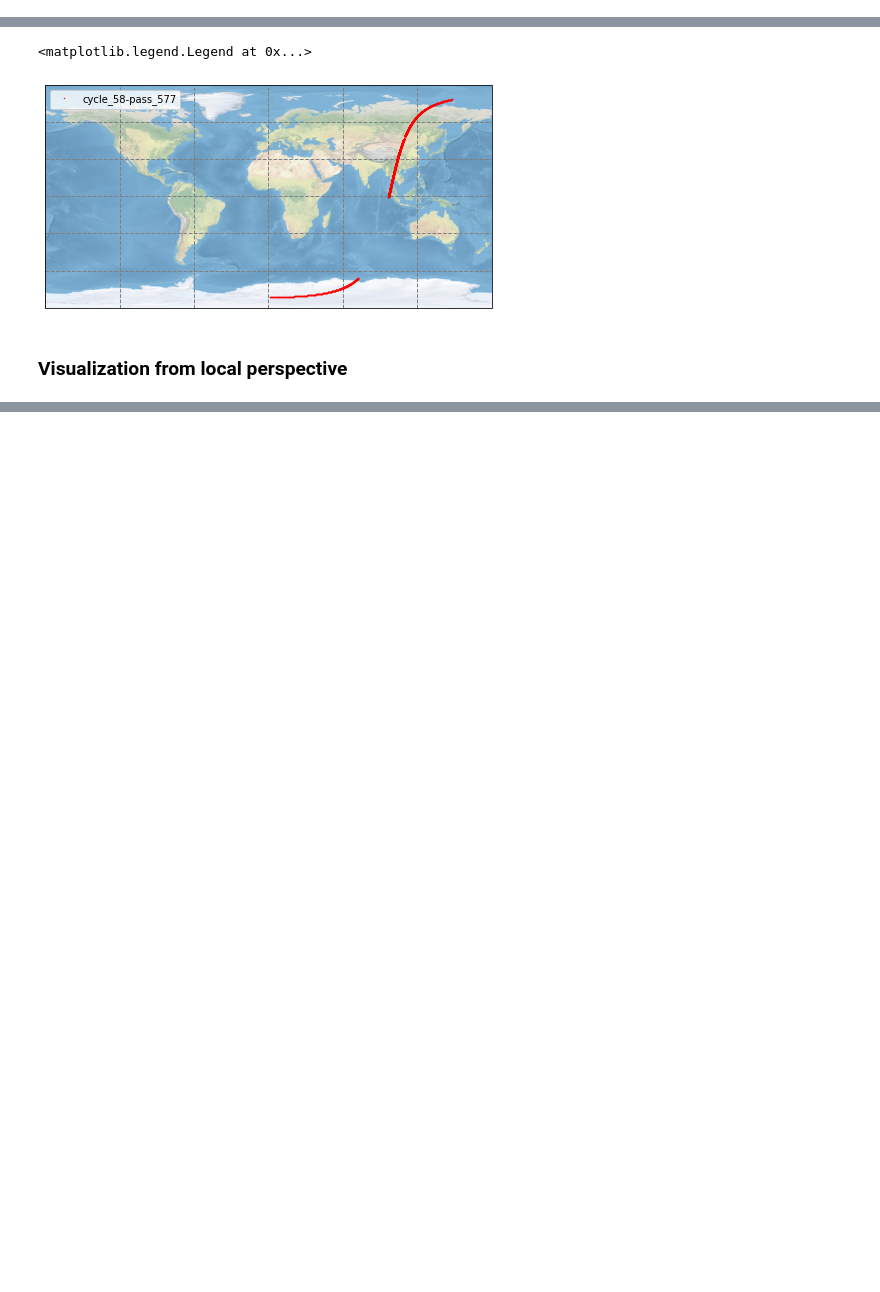
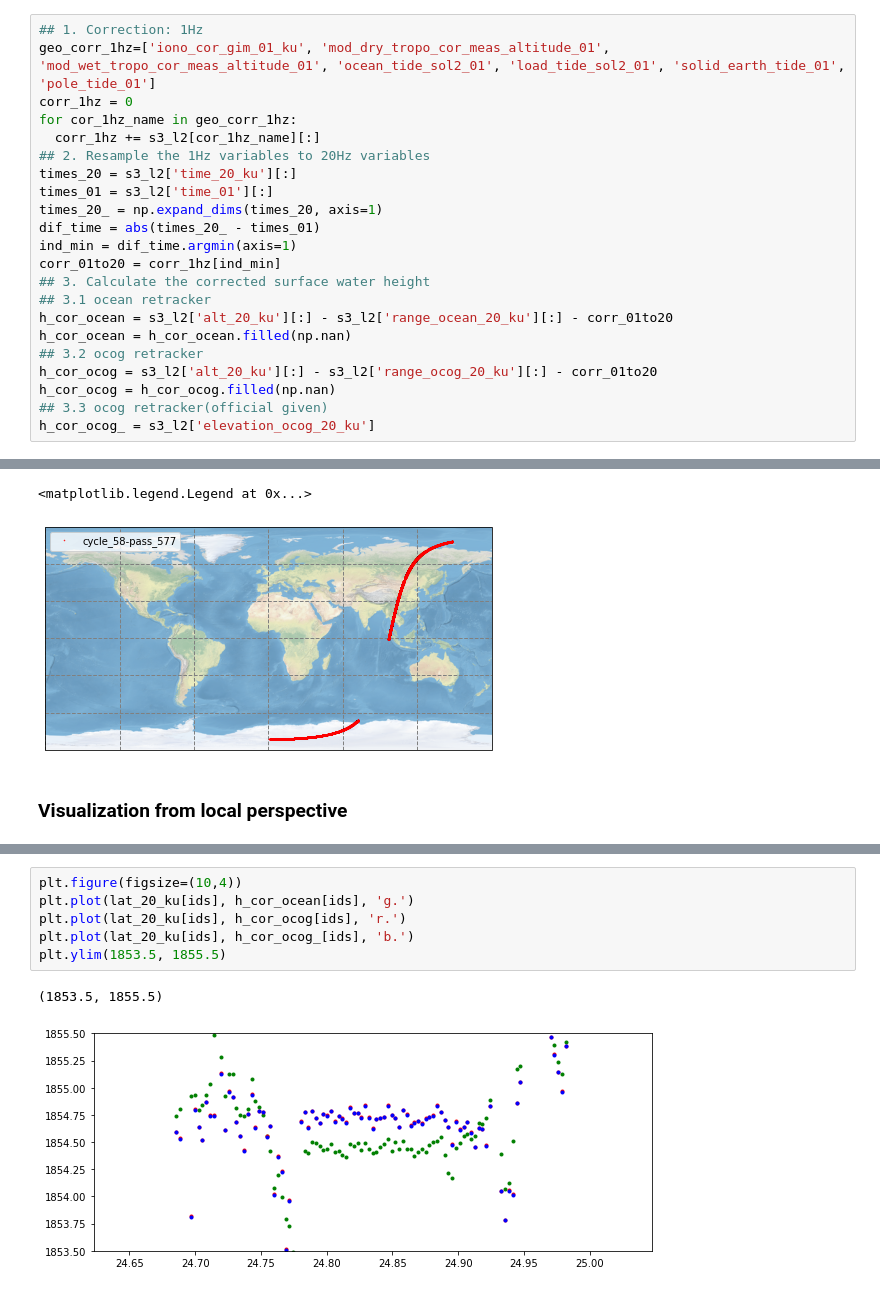
Before and after one commit to xinluo2018/radar-altimetry-tool, a Jupyter notebook: visual/s3l2_data.ipynb, the cells around one changed output, grey strips where cells are left out. Cells and saved outputs as stored; diff of their text form; blank space fills up the shorter version.

```diff
--- a/visual/s3l2_data.ipynb
+++ b/visual/s3l2_data.ipynb
@@ -41,3 +51,25 @@ rs_wat, rs_wat_info = readTiff(path_rsimg_wat)
+# %%
+## 1. Correction: 1Hz
+geo_corr_1hz=['iono_cor_gim_01_ku', 'mod_dry_tropo_cor_meas_altitude_01', 'mod_wet_tropo_cor_meas_altitude_01', 'ocean_tide_sol2_01', 'load_tide_sol2_01', 'solid_earth_tide_01', 'pole_tide_01']
+corr_1hz = 0
+for cor_1hz_name in geo_corr_1hz:
+  corr_1hz += s3_l2[cor_1hz_name][:]
+## 2. Resample the 1Hz variables to 20Hz variables
+times_20 = s3_l2['time_20_ku'][:]
+times_01 = s3_l2['time_01'][:]
+times_20_ = np.expand_dims(times_20, axis=1)
+dif_time = abs(times_20_ - times_01)
+ind_min = dif_time.argmin(axis=1)
+corr_01to20 = corr_1hz[ind_min]
+## 3. Calculate the corrected surface water height
+## 3.1 ocean retracker
+h_cor_ocean = s3_l2['alt_20_ku'][:] - s3_l2['range_ocean_20_ku'][:] - corr_01to20
+h_cor_ocean = h_cor_ocean.filled(np.nan)
+## 3.2 ocog retracker
+h_cor_ocog = s3_l2['alt_20_ku'][:] - s3_l2['range_ocog_20_ku'][:] - corr_01to20
+h_cor_ocog = h_cor_ocog.filled(np.nan)
+## 3.3 ocog retracker(official given)
+h_cor_ocog_ = s3_l2['elevation_ocog_20_ku']
 # %% [markdown]
 ### Visualization from global perspective
 # %%
@@ -74,0 +99,9 @@ Text(0.5, 1.0, 'Surface water map')
+# %%
+plt.figure(figsize=(10,4))
+plt.plot(lat_20_ku[ids], h_cor_ocean[ids], 'g.')
+plt.plot(lat_20_ku[ids], h_cor_ocog[ids], 'r.')
+plt.plot(lat_20_ku[ids], h_cor_ocog_[ids], 'b.')
+plt.ylim(1853.5, 1855.5)
+# %% [output]
+(1853.5, 1855.5)
+[figure, added]
```
Also changed, not shown: parts of 9 cells of this notebook, 8 other files.
